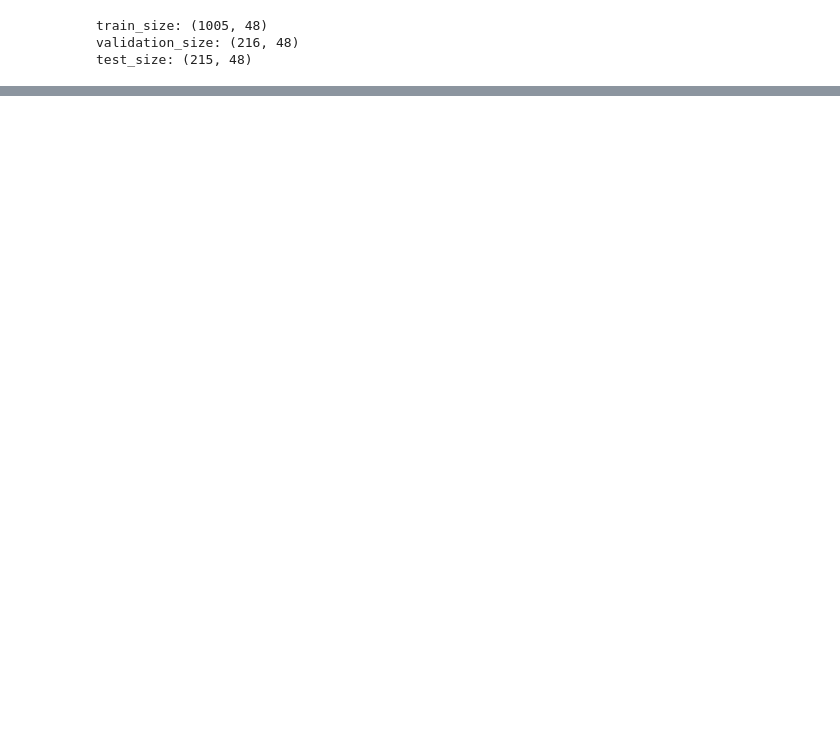
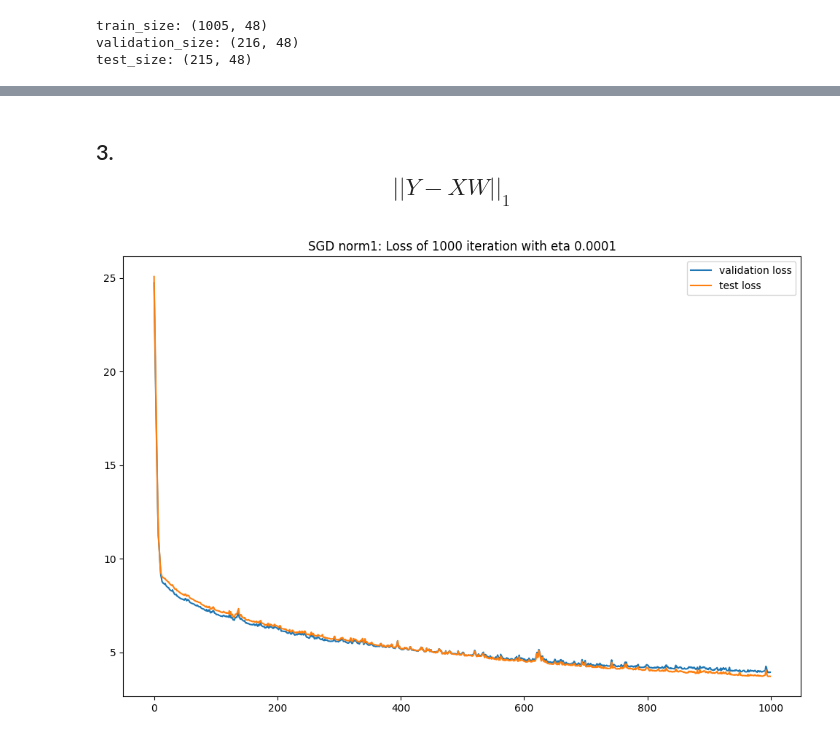
Before and after one commit to mostafaghadimi/machine-learning, a Jupyter notebook: HomeWorks/HW4/Practical/Toyota.ipynb, the cells around one changed output, grey strips where cells are left out. Cells and saved outputs as stored; diff of their text form; code cells hidden in the pictures; blank space fills up the shorter version.

Commit message:
[hw4][practical] norm1

```diff
--- a/HomeWorks/HW4/Practical/Toyota.ipynb
+++ b/HomeWorks/HW4/Practical/Toyota.ipynb
@@ -156,0 +227,28 @@ ValueError: operands could not be broadcast together with shapes (250,) (47,)
+# %% [markdown]
+## 3. $$||Y - XW||_1$$
+# %%
+def SGD_norm1(X_train, y_train, X_validation, y_validation, X_test, y_test, eta, batch_size, iterations):
+    w = np.zeros(X_train.shape[1])
+    train_loss, validation_loss, test_loss = list(), list(), list()
+
+    for _ in range(iterations):
+        indices = np.random.choice(X_train.shape[0], batch_size, replace=False)
+        selected_X_train = X_train[indices]
+        selected_y_train = y_train[indices]
+        train_SSE = np.sum(np.abs(selected_y_train - selected_X_train.dot(w)))/2
+        validation_SSE = np.sum(np.abs(y_validation - X_validation.dot(w)))/2
+        test_SSE = np.sum(np.abs(y_test - X_test.dot(w)))/2
+        train_loss.append(train_SSE)
+        validation_loss.append(validation_SSE)
+        test_loss.append(test_SSE)
+        gradient = selected_X_train
+        gradient[(selected_y_train - selected_X_train.dot(w)) < 0] = gradient[(selected_y_train - selected_X_train.dot(w)) < 0] * (-1)
+        gradient = np.sum(gradient, axis=0)
+        w += eta * gradient
+    return train_loss, validation_loss, test_loss, w
+# %%
+n1_train_loss, n1_validation_loss, n1_test_loss, w = SGD_norm1(X_train, y_train, X_validation, y_validation, X_test, y_test, eta, batch_size, iterations_no)
+# %%
+plotting(n1_validation_loss, n1_test_loss, "SGD norm1")
+# %% [output]
+[figure, added]
```
Also changed, not shown: parts of 22 cells of this notebook.
